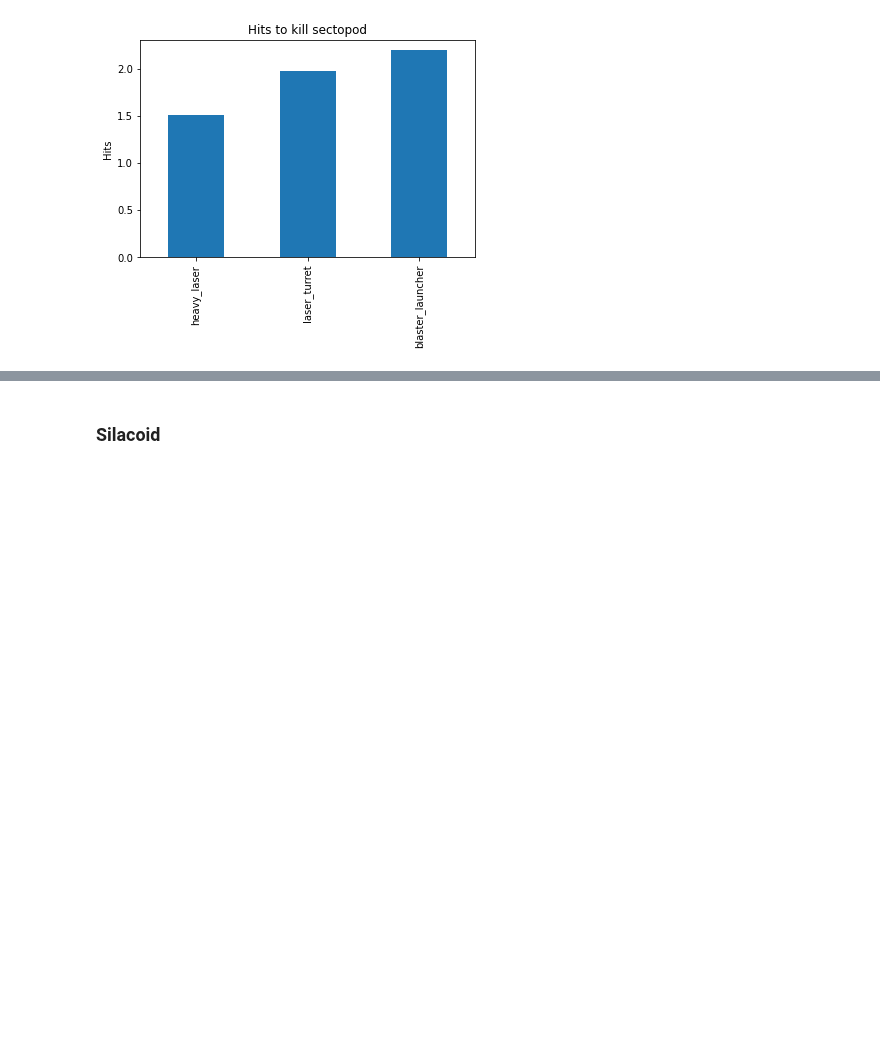
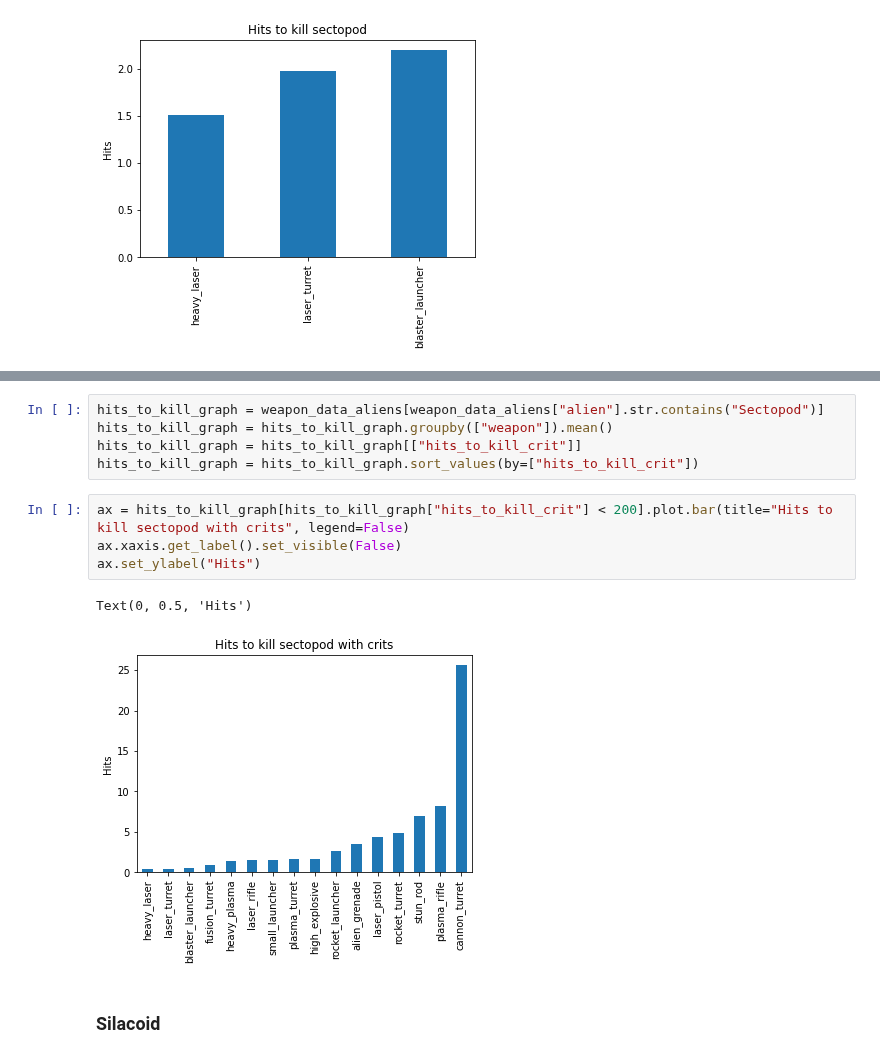
Before and after one commit to Bernardo-MG/xcom-analysis-jupyter-notebook, a Jupyter notebook: enemy_unknown/enemy_survivability.ipynb, the cells around one changed output, grey strips where cells are left out. Saved outputs shown, nothing was run; the diff lists cells and outputs as text; blank space fills up the shorter version.

```diff
--- a/enemy_unknown/enemy_survivability.ipynb
+++ b/enemy_unknown/enemy_survivability.ipynb
@@ -419,3 +433,15 @@ Text(0, 0.5, 'Hits')
+# %%
+hits_to_kill_graph = weapon_data_aliens[weapon_data_aliens["alien"].str.contains("Sectopod")]
+hits_to_kill_graph = hits_to_kill_graph.groupby(["weapon"]).mean()
+hits_to_kill_graph = hits_to_kill_graph[["hits_to_kill_crit"]]
+hits_to_kill_graph = hits_to_kill_graph.sort_values(by=["hits_to_kill_crit"])
+# %%
+ax = hits_to_kill_graph[hits_to_kill_graph["hits_to_kill_crit"] < 200].plot.bar(title="Hits to kill sectopod with crits", legend=False)
+ax.xaxis.get_label().set_visible(False)
+ax.set_ylabel("Hits")
+# %% [output]
+Text(0, 0.5, 'Hits')
+[figure, added]
 # %% [markdown]
 ### Silacoid
 # %%
```
Also changed, not shown: parts of 5 cells of this notebook, 1 other file.
